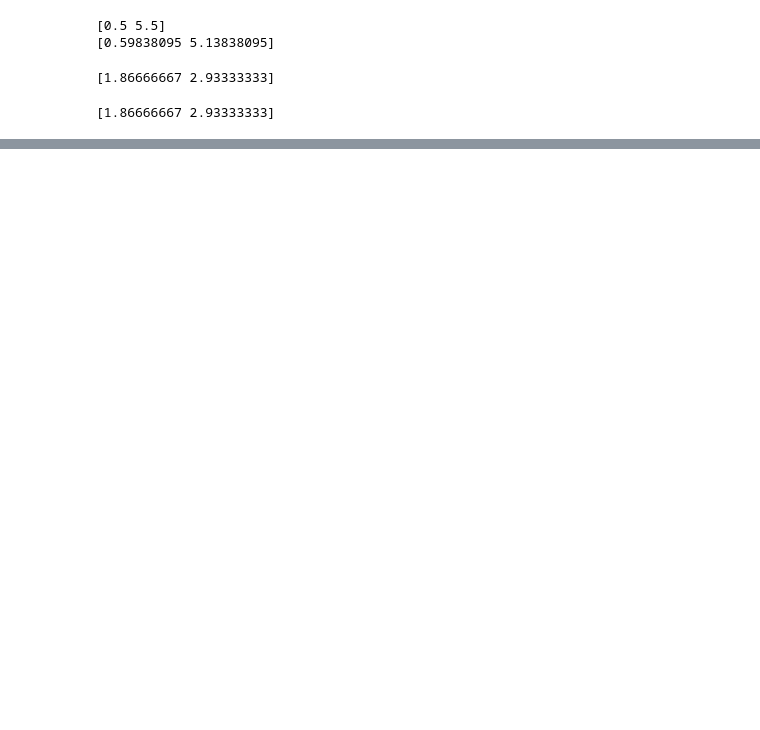
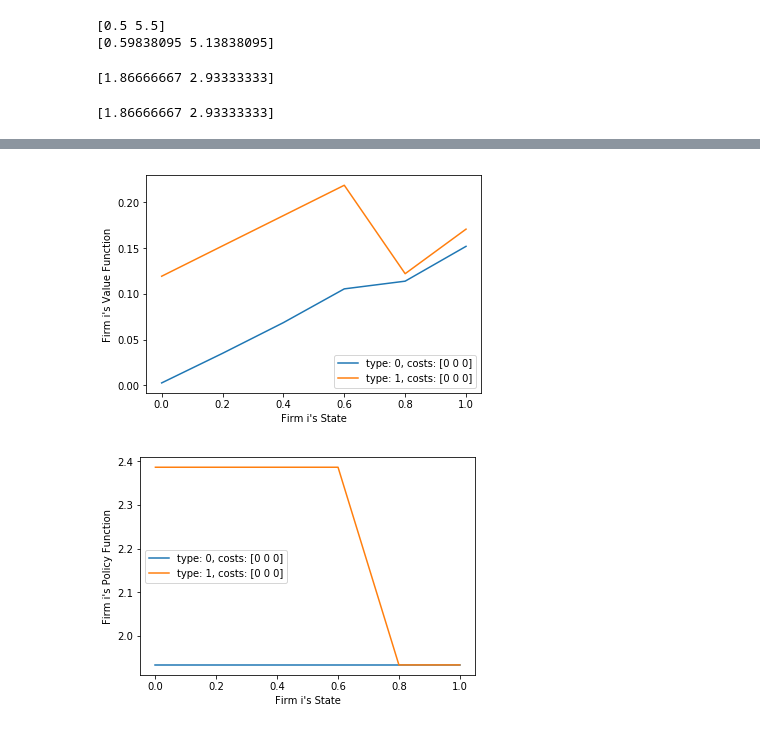
Before and after one commit to ericschulman/tx_milk_2yp, a Jupyter notebook: types.ipynb, the cells around one changed output, grey strips where cells are left out. Saved outputs shown, nothing was run; the diff lists cells and outputs as text; code cells hidden in the pictures; blank space fills up the shorter version.

```diff
--- a/types.ipynb
+++ b/types.ipynb
@@ -550,0 +517,54 @@ def follow_path(value, policy, init_state, cost_shocks,type_shocks):
+# %%
+def save_functions(policy, value, states, cost_shocks, type_shocks,
+                   fnames=('funcs/value.csv','funcs/policy.csv')):
+    """easily save the points in a policy/value function (so I don't need to re-run code)"""
+
+    n, n_states, n_shocks = states.n, states.get_len(), cost_shocks.shape[0]
+
+    #save policy
+    all_states, all_costs, all_types = gen_all_shocks(states, cost_shocks, type_shocks)
+    all_policy = policy(all_states,all_costs)
+    all_policy = all_policy.reshape(all_types.shape[0],1)
+    all_types = all_types.reshape(all_types.shape[0],1)
+    policy_file = np.concatenate((all_states.get_all_types() , all_costs, all_types, all_policy), axis=1)
+
+    policy_meta = np.zeros((1,policy_file.shape[1]))
+    policy_meta[0,0:3] = n, n_states, n_shocks
+    policy_file = np.concatenate( (policy_meta, policy_file), axis=0)
+    np.savetxt(fnames[1], policy_file, delimiter=",")
+
+    #save value
+    all_value = value(states)
+    all_value = all_value.reshape(all_value.shape[0],1)
+    value_file = np.concatenate((states.get_all_types(), all_value),axis=1)
+    value_meta = policy_meta[:,0:value_file.shape[1]]
+    value_file = np.concatenate( (value_meta, value_file), axis=0)
+    np.savetxt(fnames[0], value_file, delimiter=",")
+
+def load_functions(value_name, policy_name):
+    """easily save the points in a policy function (so I don't need to re-run code)"""
+
+
+    value_file = np.genfromtxt(value_name, delimiter=',')
+    n, n_states, n_shocks = value_file[0,0:3]
+    value_file = value_file[1:,:]
+    value = lambda s0: griddata(value_file[:,:-1], value_file[:,-1], s0.get_all_types(),
+                               method='nearest',rescale=True)
+
+
+    policy_file  = np.genfromtxt(policy_name, delimiter=',')
+    n, n_states, n_shocks = policy_file[0,0:3]
+    policy_file = policy_file[1:,:]
+    policy = lambda s0, e0: griddata(policy_file[:,:-2], policy_file[:,-1],
+                            np.concatenate( (s0.get_all_types(),e0), axis=1), method='nearest',rescale=True)
+    return value, policy
+
+
+save_functions(policy,value,states,cost_shocks,type_shocks)
+value0, policy0 = load_functions('funcs/value.csv', 'funcs/policy.csv')
+
+policy1, ic1 = ic_policy_helper(value0, policy0, states, cost_shocks, type_shocks, params)
+graph_functions(value, policy1, cross_states, cross_shocks, ['Value','Policy'], [0,1])
+# %% [output]
+[figure, added]
+[figure, added]
```
Also changed, not shown: parts of 4 cells of this notebook, 2 other files.
